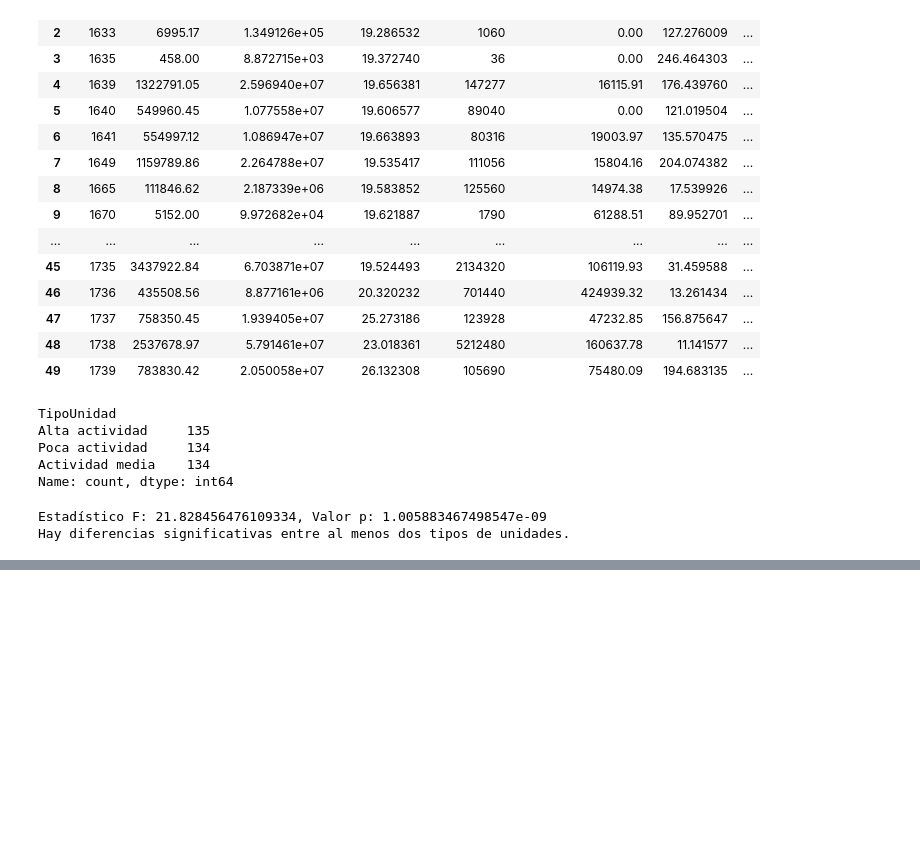
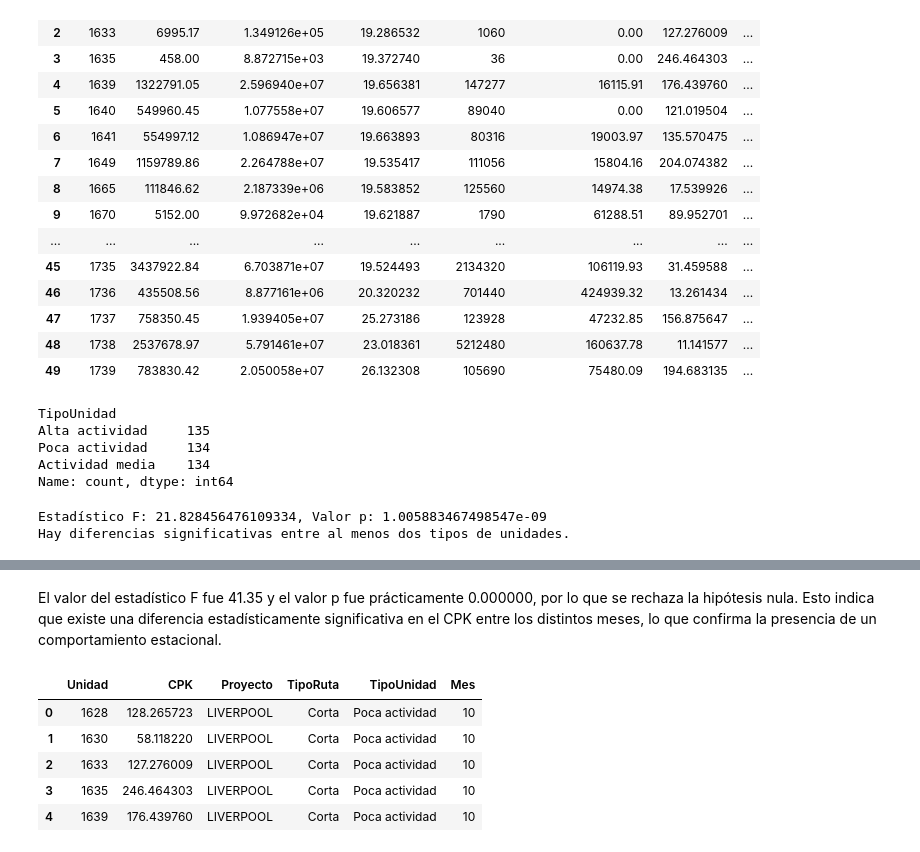
Before and after one commit to pomaremiliano/dashboard-datastorm, a Jupyter notebook: data/RecoleccionReto.ipynb, the cells around one changed output, grey strips where cells are left out. Drawn from its saved outputs; the diff is of its cells as text; code cells hidden in the pictures; blank space fills up the shorter version.

```diff
--- a/data/RecoleccionReto.ipynb
+++ b/data/RecoleccionReto.ipynb
@@ -623,0 +721,38 @@ Hay diferencias significativas entre al menos dos tipos de unidades.
+# %% [markdown]
+El valor del estadístico F fue 41.35 y el valor p fue prácticamente 0.000000, por lo que se rechaza la hipótesis nula. Esto indica que existe una diferencia estadísticamente significativa en el CPK entre los distintos meses, lo que confirma la presencia de un comportamiento estacional.
+# %%
+# Crear tabla maestra para análisis de cluster
+# Merge entre gastos_combustible, gastos_mantto, tabla_rutas_unidad, y unidad_info
+
+# Primero, unimos gastos_combustible con gastos_mantto para tener CPK y mantenimiento
+df_maestra = gastos_combustible.merge(gastos_mantto, on="Unidad", how="left")
+
+# Agregamos TipoUnidad desde df_gastos_unidad (ya tiene CPK y TipoUnidad)
+df_maestra = df_maestra.merge(
+    df_gastos_unidad[["Unidad", "CPK", "TipoUnidad"]], on="Unidad", how="left"
+)
+
+# Agregamos Proyecto y Mes desde unidad_info
+df_maestra = df_maestra.merge(unidad_info, on="Unidad", how="left")
+
+# Para TipoRuta, tomamos la ruta más frecuente por unidad desde tabla_rutas_unidad
+tipo_ruta_por_unidad = (
+    tabla_rutas_unidad
+    .merge(tabla_rutas[["Ruta", "TipoRuta"]], on="Ruta", how="left")
+    .groupby("Unidad")["TipoRuta"]
+    .agg(lambda x: x.value_counts().idxmax())
+    .reset_index()
+)
+df_maestra = df_maestra.merge(tipo_ruta_por_unidad, on="Unidad", how="left")
+
+# Seleccionamos solo las columnas solicitadas y eliminamos duplicados
+df_maestra_cluster = df_maestra[["Unidad", "CPK", "Proyecto", "TipoRuta", "TipoUnidad", "Mes"]].drop_duplicates()
+
+df_maestra_cluster.head()
+# %% [output]
+|  | Unidad | CPK | Proyecto | TipoRuta | TipoUnidad | Mes |
+| 0 | 1628 | 128.265723 | LIVERPOOL | Corta | Poca actividad | 10 |
+| 1 | 1630 | 58.118220 | LIVERPOOL | Corta | Poca actividad | 10 |
+| 2 | 1633 | 127.276009 | LIVERPOOL | Corta | Poca actividad | 10 |
+| 3 | 1635 | 246.464303 | LIVERPOOL | Corta | Poca actividad | 10 |
+| 4 | 1639 | 176.439760 | LIVERPOOL | Corta | Poca actividad | 10 |
```
Also changed, not shown: parts of 13 cells of this notebook, 2 other files.
